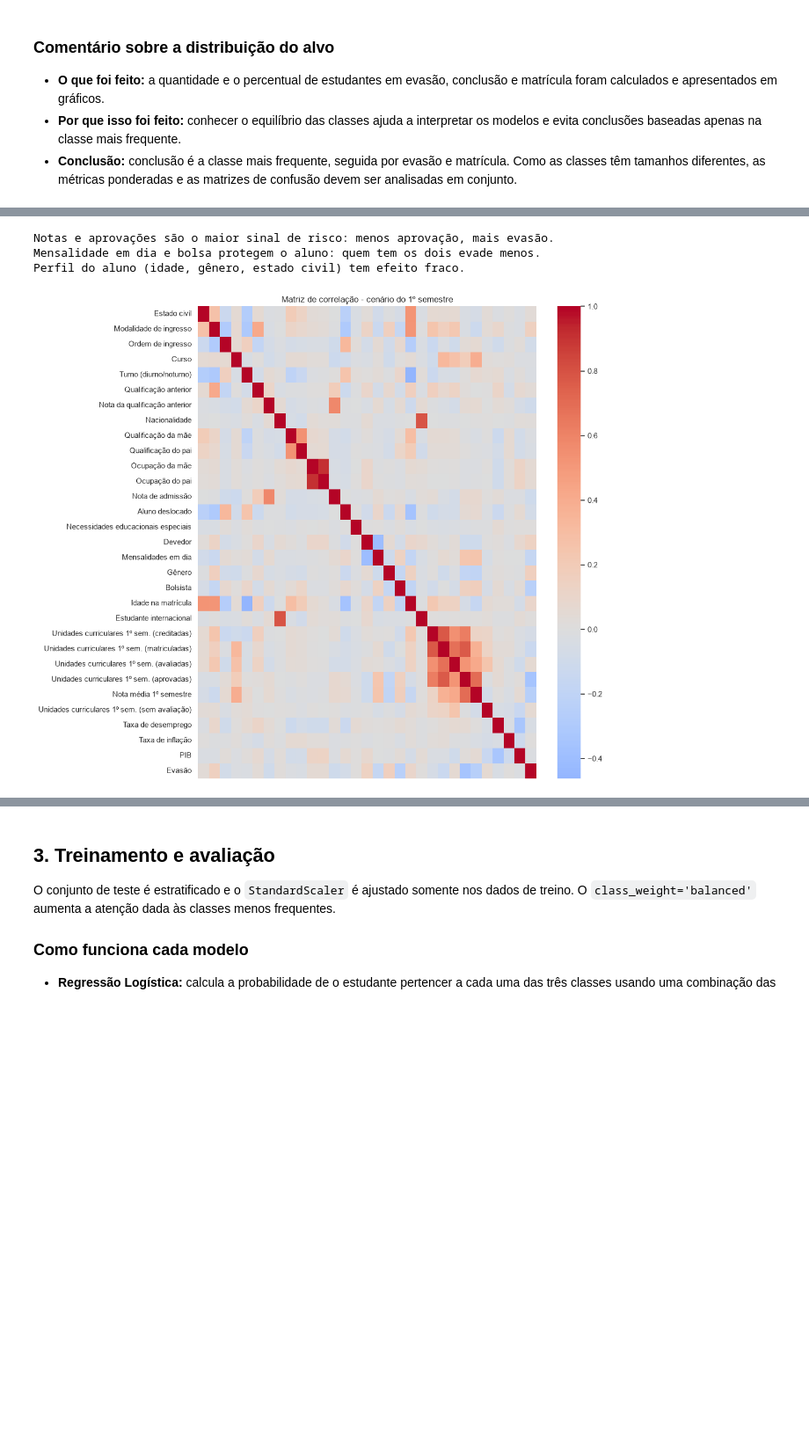
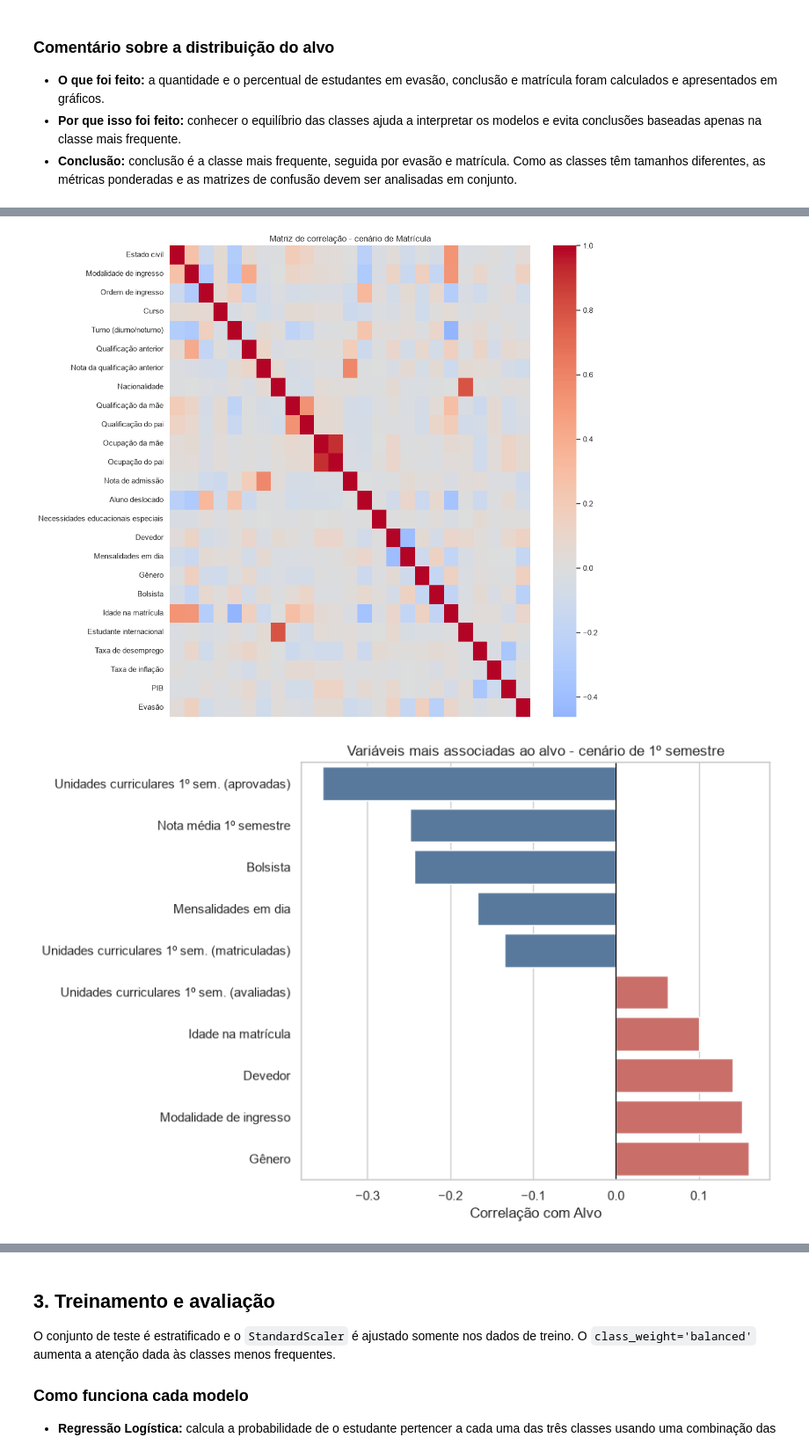
Before and after one commit to AdriMayc/projeto-evasao-escolar, a Jupyter notebook: ML/evasao_escolar_3_classes.ipynb, the cells around one changed output, grey strips where cells are left out. Shown at 88% size. Drawn from its saved outputs; the diff is of its cells as text; code cells hidden in the pictures; blank space fills up the shorter version.

```diff
--- a/ML/evasao_escolar_3_classes.ipynb
+++ b/ML/evasao_escolar_3_classes.ipynb
@@ -162,27 +162,33 @@ A correlação é usada como análise exploratória, não como prova de causalid
 # %%
-correlacoes = df[features_1o_semestre + ["Alvo"]].corr(numeric_only=True)["Alvo"].drop("Alvo").sort_values()
-top_correlacoes = pd.concat([correlacoes.head(5), correlacoes.tail(5)]).sort_values()
-top_correlacoes.index = top_correlacoes.index.map(nomes_variaveis_pt)
+for nome_cenario, features in cenarios.items():
+    correlacoes = df[features + ["Alvo"]].corr(numeric_only=True)["Alvo"].drop("Alvo").sort_values()
+    top_correlacoes = pd.concat([correlacoes.head(5), correlacoes.tail(5)]).sort_values()
+    top_correlacoes.index = top_correlacoes.index.map(
+        lambda coluna: nomes_variaveis_pt.get(coluna, coluna)
+    )
 
-plt.figure(figsize=(9, 6))
-sns.barplot(x=top_correlacoes.values, y=top_correlacoes.index,
-            hue=top_correlacoes.values > 0, legend=False,
-            palette={True: "#d95f59", False: "#4c78a8"})
-plt.axvline(0, color="black", linewidth=0.8)
-plt.title("Variáveis mais associadas ao alvo - cenário do 1º semestre")
-plt.xlabel("Correlação com Alvo")
-plt.ylabel("")
-plt.tight_layout()
-plt.show()
+    plt.figure(figsize=(9, 6))
+    sns.barplot(x=top_correlacoes.values, y=top_correlacoes.index,
+                hue=top_correlacoes.values > 0, legend=False,
+                palette={True: "#d95f59", False: "#4c78a8"})
+    plt.axvline(0, color="black", linewidth=0.8)
+    plt.title(f"Variáveis mais associadas ao alvo - cenário de {nome_cenario}")
+    plt.xlabel("Correlação com Alvo")
+    plt.ylabel("")
+    plt.tight_layout()
+    plt.show()
 
-print(f"As unidades aprovadas e a nota média do 1º semestre estão entre as associações mais fortes com o alvo codificado. \nMensalidade em dia e bolsa também aparecem entre as associações observadas. \nEsses resultados são exploratórios e não determinam, sozinhos, a trajetória do estudante.")
-
-plt.figure(figsize=(12, 10))
-matriz_correlacao = df[features_1o_semestre + ["Alvo"]].corr(numeric_only=True)
-matriz_correlacao.index = matriz_correlacao.index.map(nomes_variaveis_pt)
-sns.heatmap(matriz_correlacao,
-            cmap="coolwarm", center=0, xticklabels=False, yticklabels=True)
-plt.title("Matriz de correlação - cenário do 1º semestre")
-plt.tight_layout()
-plt.show()
+    matriz_correlacao = df[features + ["Alvo"]].corr(numeric_only=True)
+    matriz_correlacao.index = matriz_correlacao.index.map(
+        lambda coluna: nomes_variaveis_pt.get(coluna, coluna)
+    )
+    matriz_correlacao.columns = matriz_correlacao.columns.map(
+        lambda coluna: nomes_variaveis_pt.get(coluna, coluna)
+    )
+    plt.figure(figsize=(12, max(10, len(features) * 0.35)))
+    sns.heatmap(matriz_correlacao,
+                cmap="coolwarm", center=0, xticklabels=False, yticklabels=True)
+    plt.title(f"Matriz de correlação - cenário de {nome_cenario}")
+    plt.tight_layout()
+    plt.show()
 # %% [output]
@@ -190,4 +196,2 @@ plt.show()
-Notas e aprovações são o maior sinal de risco: menos aprovação, mais evasão.
-Mensalidade em dia e bolsa protegem o aluno: quem tem os dois evade menos.
-Perfil do aluno (idade, gênero, estado civil) tem efeito fraco.
-[figure, old version]
+[figure, new version]
+[figure, added]
```
Also changed, not shown: parts of 3 cells of this notebook, 1 other file.
